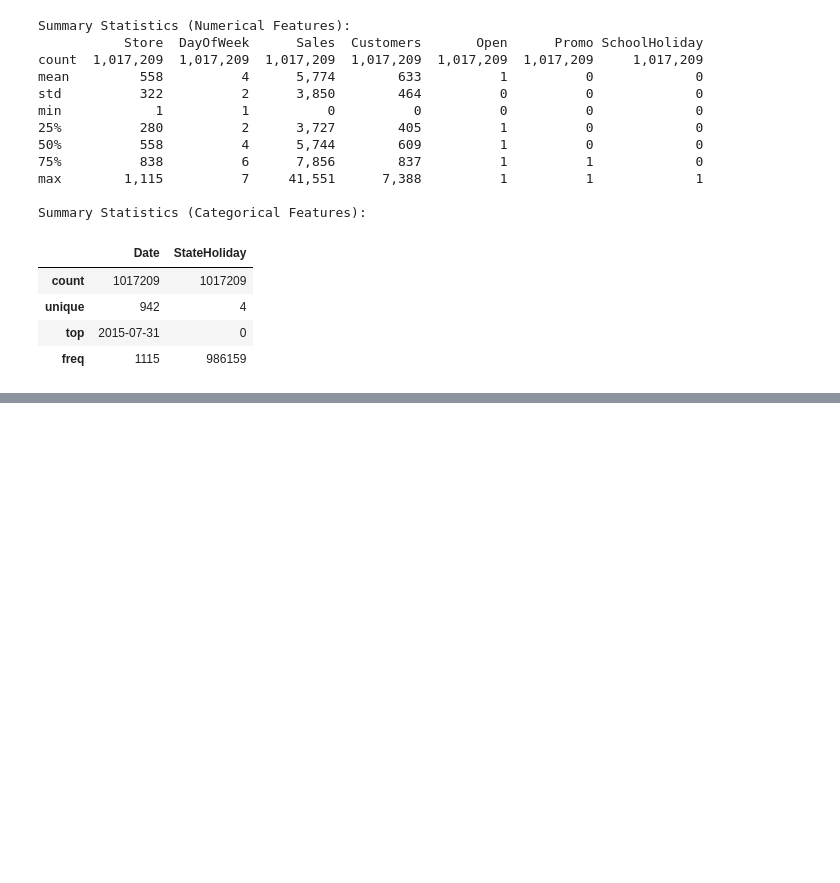
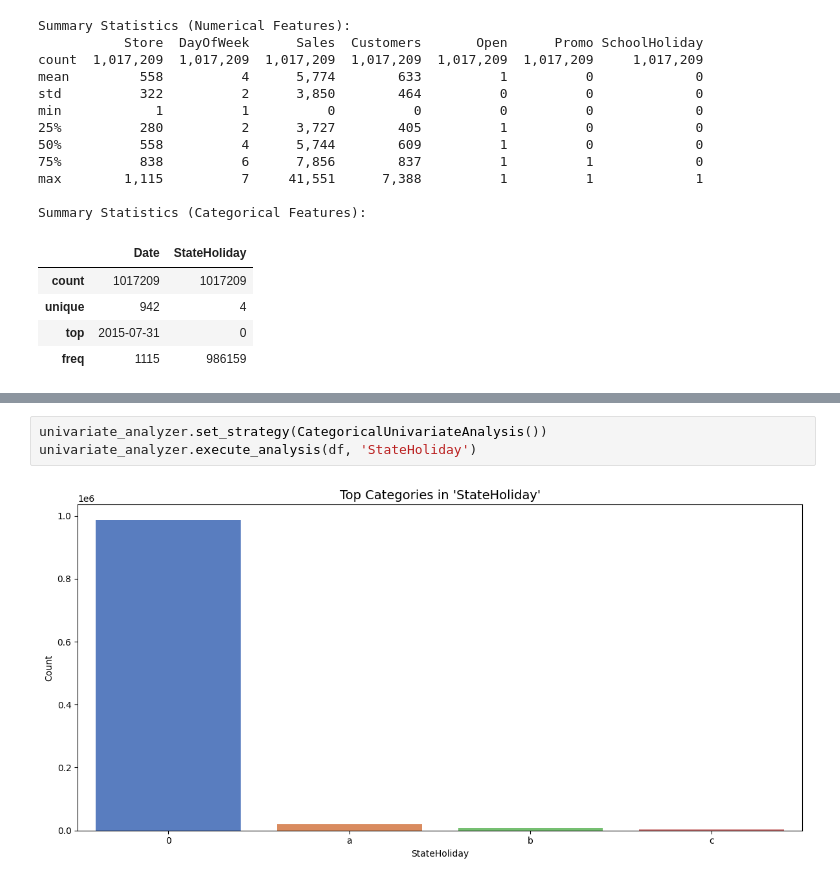
Before and after one commit to l-michalik/MICHALIK, a Jupyter notebook: MFinals/Forecasting Rossmann Store Sales/analysis/EDA.ipynb, the cells around one changed output, grey strips where cells are left out. Cells and saved outputs as stored; diff of their text form; blank space fills up the shorter version.

```diff
--- a/MFinals/Forecasting Rossmann Store Sales/analysis/EDA.ipynb
+++ b/MFinals/Forecasting Rossmann Store Sales/analysis/EDA.ipynb
@@ -59,0 +77,5 @@ Summary Statistics (Categorical Features):
+# %%
+univariate_analyzer.set_strategy(CategoricalUnivariateAnalysis())
+univariate_analyzer.execute_analysis(df, 'StateHoliday')
+# %% [output]
+[figure, added]
```
Also changed, not shown: parts of 4 cells of this notebook, 4 other files.
